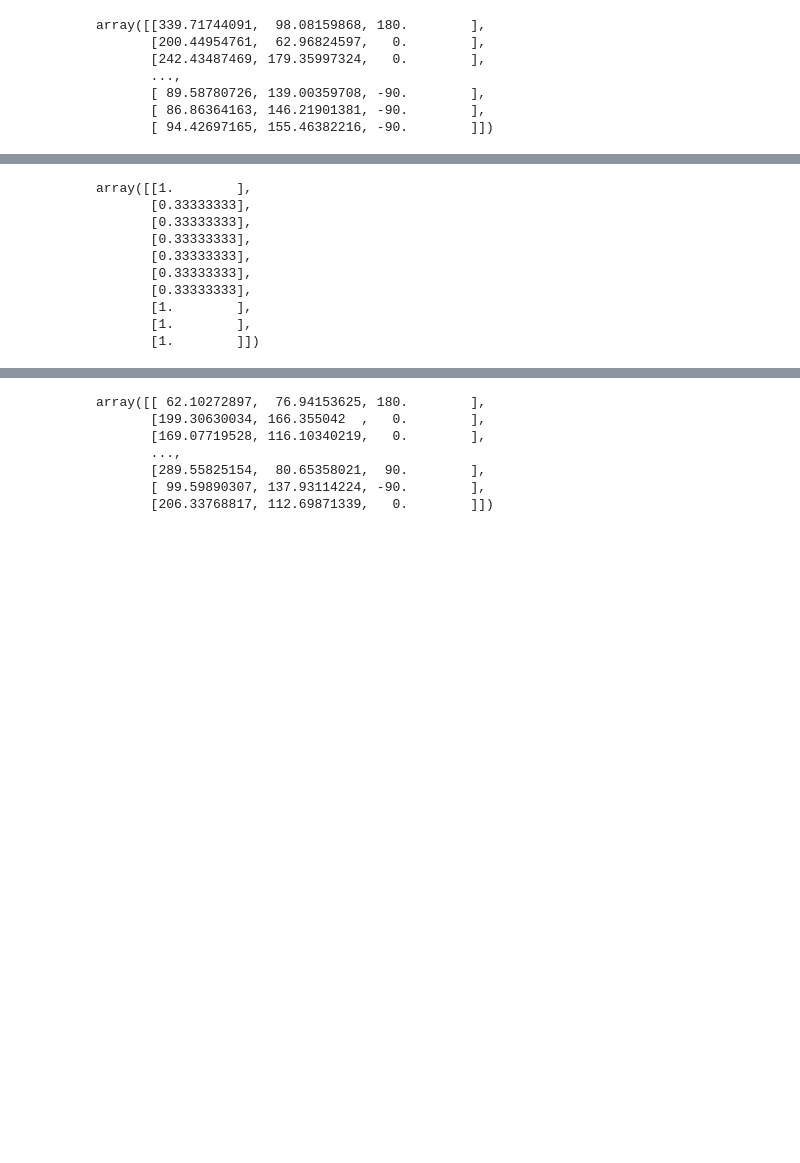
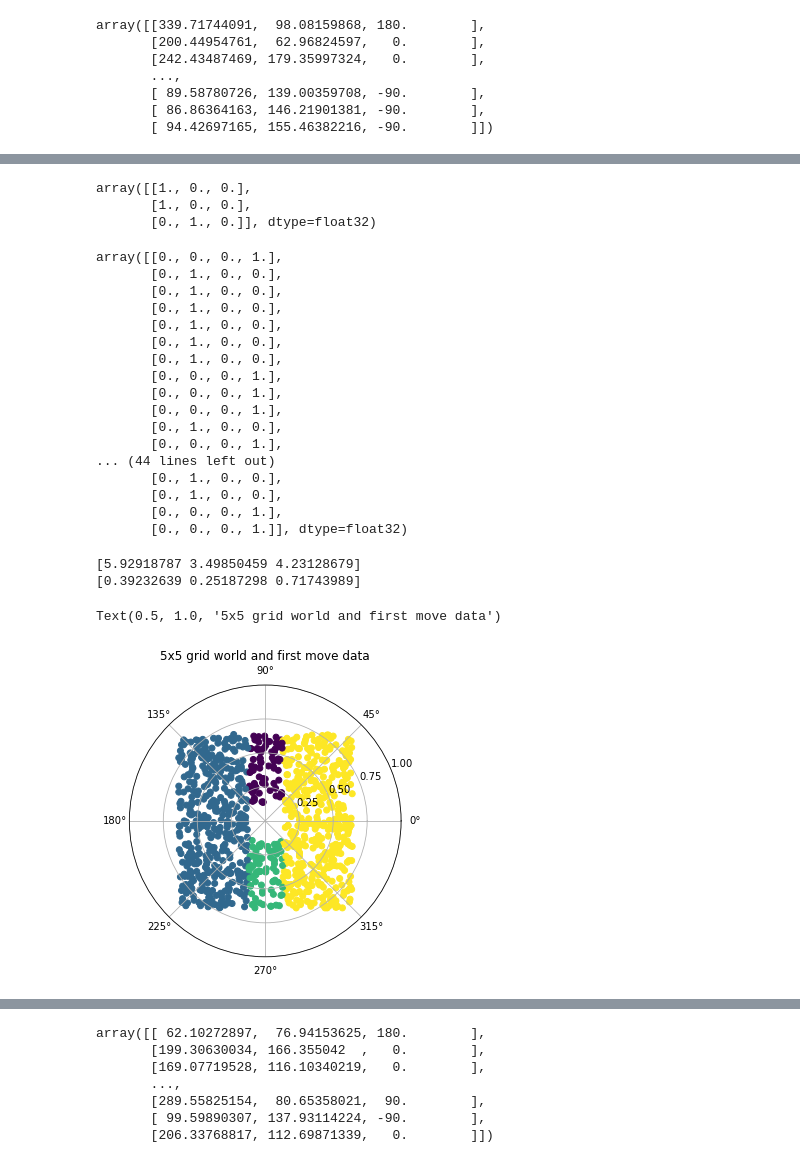
Before and after one commit to mikolasan/ai_sandbox, a Jupyter notebook: ann/Navigation ANN keras.ipynb, the cells around one changed output, grey strips where cells are left out. Saved outputs shown, nothing was run; the diff lists cells and outputs as text; code cells hidden in the pictures; blank space fills up the shorter version.

```diff
--- a/ann/Navigation ANN keras.ipynb
+++ b/ann/Navigation ANN keras.ipynb
@@ -66,16 +50,58 @@ array([[0.94365956, 0.39232639],
+# %%
+tf.keras.utils.to_categorical([0, 0.5, 1], num_classes=3)
+# %% [output]
+array([[1., 0., 0.],
+       [1., 0., 0.],
+       [0., 1., 0.]], dtype=float32)
 # %%
 y = np.delete(train_data, [0,1], 1)
-y_max = np.array([max_2])
+y_max = np.array([90])
 y = (y + 90) / y_max
-y[:10]
+from keras.utils.np_utils import to_categorical
+y_cat = to_categorical(y, num_classes=4)
+# # np.concatenate([y,y_cat], 1)[:60]
+y_cat[:60]
 # %% [output]
-array([[1.        ],
-       [0.33333333],
-       [0.33333333],
-       [0.33333333],
-       [0.33333333],
-       [0.33333333],
-       [0.33333333],
-       [1.        ],
-       [1.        ],
-       [1.        ]])
+array([[0., 0., 0., 1.],
+       [0., 1., 0., 0.],
+       [0., 1., 0., 0.],
+       [0., 1., 0., 0.],
+       [0., 1., 0., 0.],
+       [0., 1., 0., 0.],
+       [0., 1., 0., 0.],
+       [0., 0., 0., 1.],
+       [0., 0., 0., 1.],
+       [0., 0., 0., 1.],
+       [0., 1., 0., 0.],
+       [0., 0., 0., 1.],
+... (44 lines left out)
+       [0., 1., 0., 0.],
+       [0., 1., 0., 0.],
+       [0., 0., 0., 1.],
+       [0., 0., 0., 1.]], dtype=float32)
+# %%
+x = np.delete(train_data, 2, 1)
+x = x / np.array([180, max_1]) * np.array([np.pi, 1])
+# x[:10]
+
+print(x[:3, 0])
+print(x[:3, 1])
+
+fig = plt.figure(figsize=(5,5))
+ax = fig.add_subplot(projection='polar')
+
+categories = np.unique(y)
+colors = np.linspace(0,1,len(categories))
+colordict = dict(zip(categories, colors))
+color_map = list(map(lambda x: colordict[x], y.flatten().tolist()))
+
+ax.scatter(x[:, 0], x[:, 1], c=color_map)
+ax.set_rticks([0.25, 0.5, 0.75, 1.0])  # Less radial ticks
+ax.grid(True)
+
+ax.set_title("5x5 grid world and first move data")
+# %% [output]
+[5.92918787 3.49850459 4.23128679]
+[0.39232639 0.25187298 0.71743989]
+Text(0.5, 1.0, '5x5 grid world and first move data')
+[figure, added]
```
Also changed, not shown: parts of 12 cells of this notebook, 2 other files.
